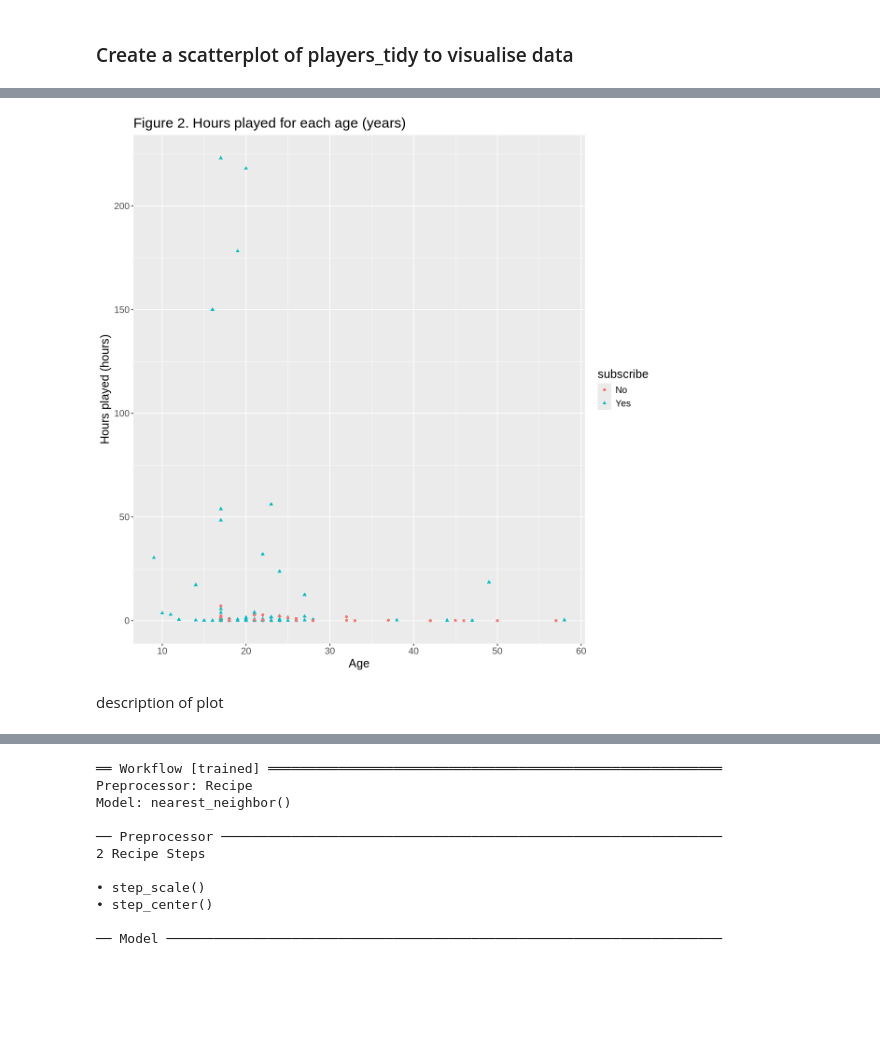
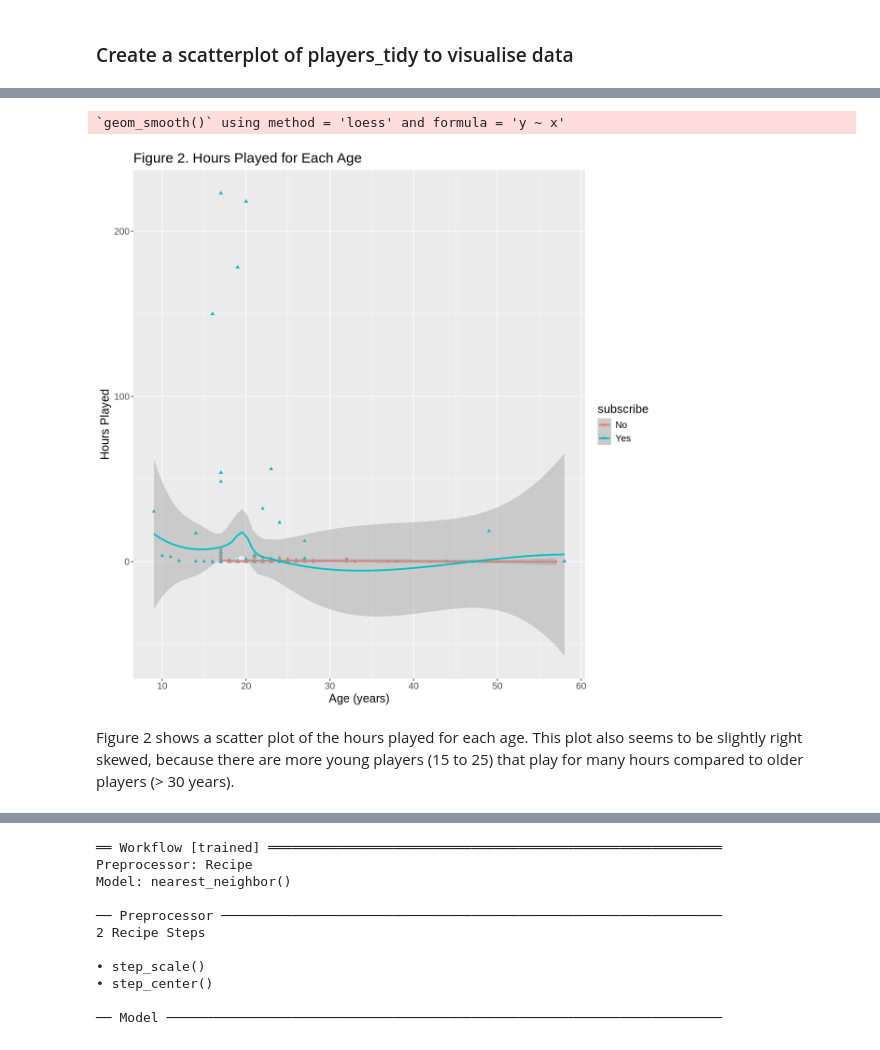
Before and after one commit to jvpmyn3/dsci_group_project, a Jupyter notebook: project.ipynb, the cells around one changed output, grey strips where cells are left out. Drawn from its saved outputs; the diff is of its cells as text; code cells hidden in the pictures; blank space fills up the shorter version.

Commit message:
Editted Titles and Added plot descriptions

```diff
--- a/project.ipynb
+++ b/project.ipynb
@@ -185,18 +169,20 @@ plot_grid(subscribe_bar_1, subscribe_bar_2, ncol = 2)
 # %%
 options(repr.plot.width = 10, repr.plot.height = 10)
 subscribe_plot <- players_tidy |>
 ggplot(aes(x = Age, y = played_hours, colour = subscribe, shape = subscribe)) +
 geom_point() +
-labs(x="Age",
-y = "Hours played (hours)",
-title="Figure 2. Hours played for each age (years)") +
+geom_smooth() +
+labs(x="Age (years)",
+y = "Hours Played",
+title="Figure 2. Hours Played for Each Age") +
 theme(text = element_text(size=15))
 
 subscribe_plot
 # %% [output]
+`geom_smooth()` using method = 'loess' and formula = 'y ~ x'
-[figure, old version]
+[figure, new version]
 # %% [markdown]
-description of plot
+Figure 2 shows a scatter plot of the hours played for each age. This plot also seems to be slightly right skewed, because there are more young players (15 to 25) that play for many hours compared to older players (> 30 years).
 # %%
 #set.seed to 1234
 set.seed(1234)
```
Also changed, not shown: parts of 7 cells of this notebook.
